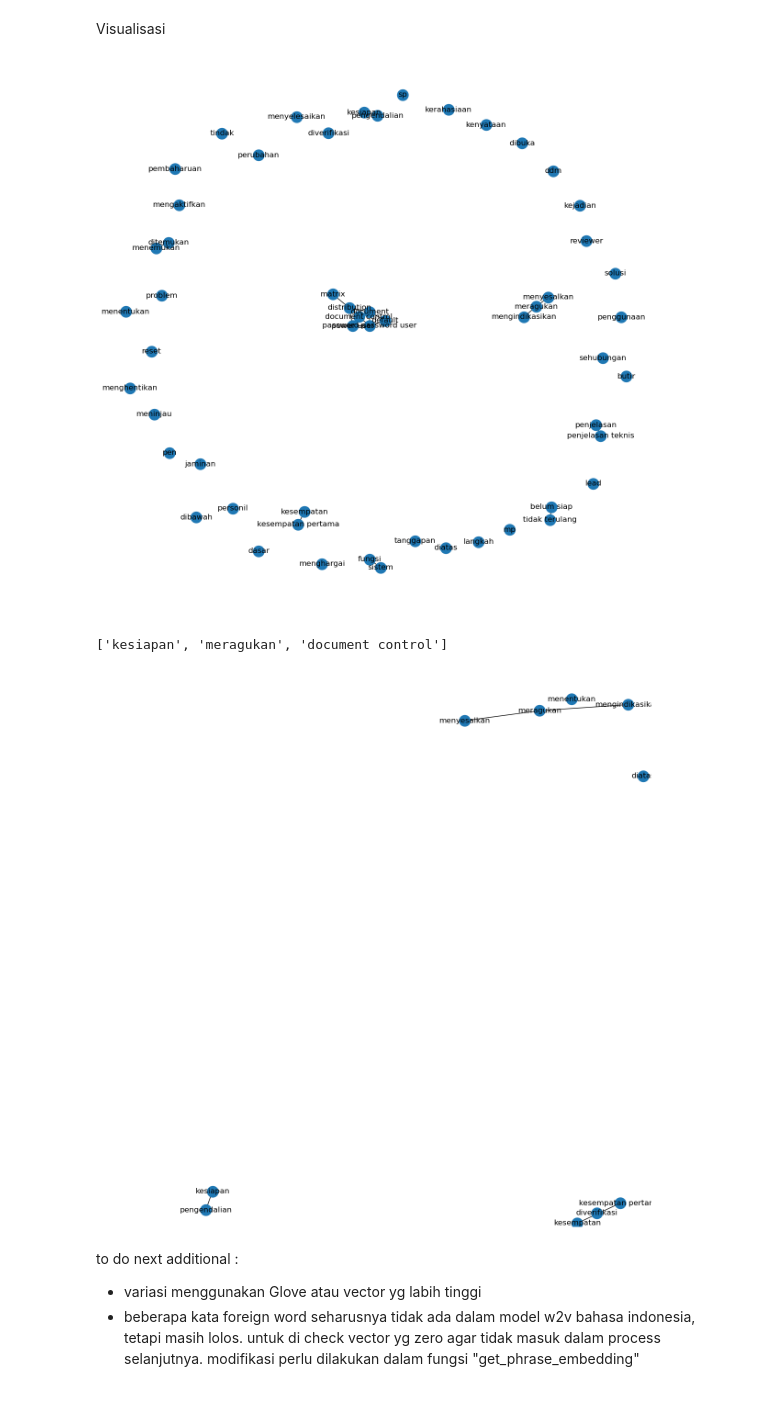
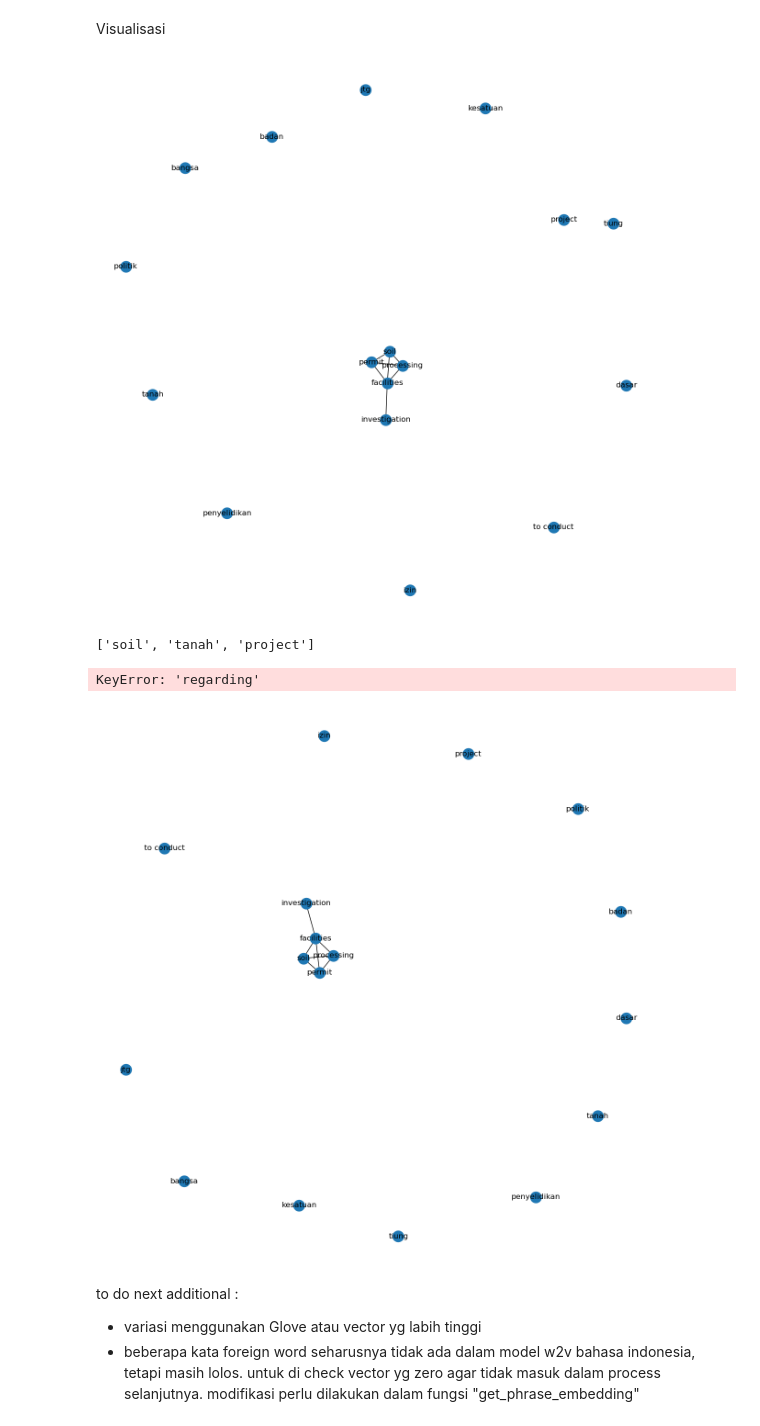
Before and after one commit to jimxs74/kw_ina_extraction, a Jupyter notebook: src/adj_textrank/w2v_textrank_ngram_v8.ipynb, the cells around one changed output. Saved outputs shown, nothing was run; the diff lists cells and outputs as text; code cells hidden in the pictures.

```diff
--- a/src/adj_textrank/w2v_textrank_ngram_v8.ipynb
+++ b/src/adj_textrank/w2v_textrank_ngram_v8.ipynb
@@ -57,7 +57,7 @@ sys.path.append(repo_root)
 # %%
 #3. rutin3 Load the dataset
 #dataset_path = os.path.join(repo_root, "notebooks/postager_nlp-id/dataset_ekstraksi_r29_pos_sm.xlsx")
-dataset_path = os.path.join(repo_root, "data/dataset_ekstraksi_r29_sm.xlsx")
+dataset_path = os.path.join(repo_root, "data/dataset_ekstraksi_r29_lg.xlsx")
 df = pd.read_excel(dataset_path)
 df["text"] = df["judul"] +". "+ df["isi"]
 #df_pos = df['pos_sentence_list']
@@ -104,8 +104,7 @@ from nlp_id_local.tokenizer import PhraseTokenizer
 from nlp_id_local.postag import PosTag
 
 
-#model_path = os.path.join(repo_root, "notebooks/nlp-id_retraining/train_tuned.pkl") #add_8
-model_path = os.path.join(repo_root, "src/adj_textrank/nlp_id_local/data/train_tuned_2.pkl") #add_8
+model_path = os.path.join(repo_root, "notebooks/nlp-id_retraining/train_tuned.pkl") #add_8
 #model_path = os.path.join(repo_root, "src/adj_textrank/nlp_id_local/data/postagger_v9.pkl") #add_8
 
 def detect_bigram(text, available_tokens,):
@@ -238,8 +237,8 @@ def visualize_graph(G, labels):
     plt.show()
 # %%
 #w2v_path = os.path.join(repo_root, "models/w2v_100/idwiki_word2vec_100_new_lower.model")
-#w2v_path = os.path.join(repo_root, "models/w2v_200/idwiki_word2vec_200_new_lower.model")
-w2v_path = os.path.join(repo_root, "models/w2v_300/idwiki_word2vec_300.model")
+w2v_path = os.path.join(repo_root, "models/w2v_200/idwiki_word2vec_200_new_lower.model")
+#w2v_path = os.path.join(repo_root, "models/w2v_300/idwiki_word2vec_300.model")
 
 w2v_model = Word2Vec.load(w2v_path)
 
@@ -351,8 +350,8 @@ G = nx.Graph()
 labels = {}
 
 # sample data untuk digambarkan
-text = df["text"][10]
-judul = df["judul"][10]
+text = df["text"][5]
+judul = df["judul"][5]
 
 #Add nodes and edges to G and define labels as needed
 predict_textrank = pd.DataFrame()
@@ -375,36 +374,37 @@ predict_textrank = pd.concat([predict_textrank, df_keyphrases], ignore_index=Tru
 # Call the visualize_graph function to display the graph
 visualize_graph(G, labels)
 # %% [output]
-[figure, old version]
+[figure, new version]
 # %%
 top3_list = predict_textrank[['key_1', 'key_2', 'key_3']].values.tolist()[0]
 top3_list
 # %% [output]
-['kesiapan', 'meragukan', 'document control']
+['soil', 'tanah', 'project']
 # %%
 def visualize_graph_focus(G, labels, focus_nodes=None):
     # Remove self-loops (edges that connect a node to itself)
     G.remove_edges_from(nx.selfloop_edges(G))
 
     fig = plt.figure(figsize=(12, 12))
     pos = nx.spring_layout(G)
     nx.draw(G, pos=pos, with_labels=False, font_weight="bold")
     nx.draw_networkx_labels(G, pos, labels)
 
     # If focus_nodes are provided, adjust the plot limits to zoom into that region
     if focus_nodes:
         x_values = [pos[node][0] for node in focus_nodes]
         y_values = [pos[node][1] for node in focus_nodes]
         margin = 0.1  # You can adjust this value for more or less zoom
         plt.xlim(min(x_values) - margin, max(x_values) + margin)
         plt.ylim(min(y_values) - margin, max(y_values) + margin)
 
     plt.show()
 
 # Call the visualize_graph function to display the graph
-visualize_graph_focus(G, labels, ['kesiapan','meragukan'])
+visualize_graph_focus(G, labels, ['regarding','the'])
 # %% [output]
+KeyError: 'regarding'
-[figure, old version]
+[figure, new version]
 # %%
 def visualize_graph(G, labels, focus_nodes=None):
     # Remove self-loops (edges that connect a node to itself)
```
Also changed, not shown: parts of 4 cells of this notebook, 13 other files.
